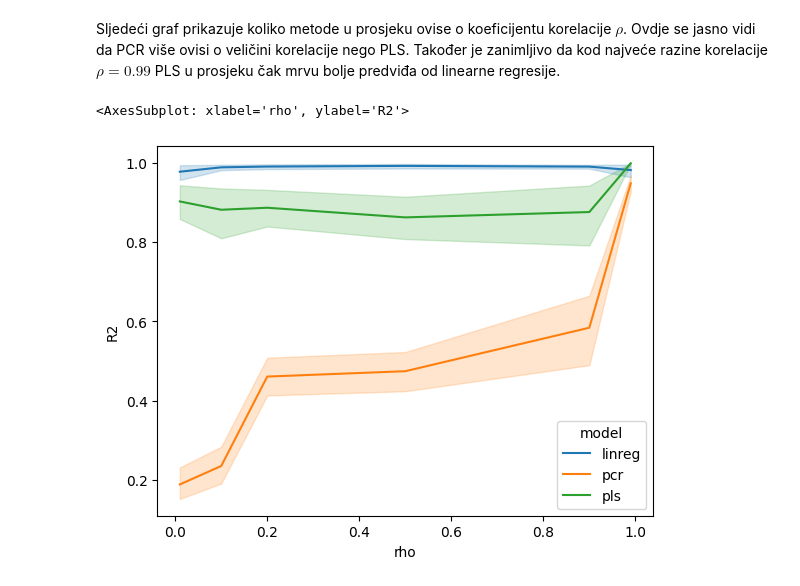
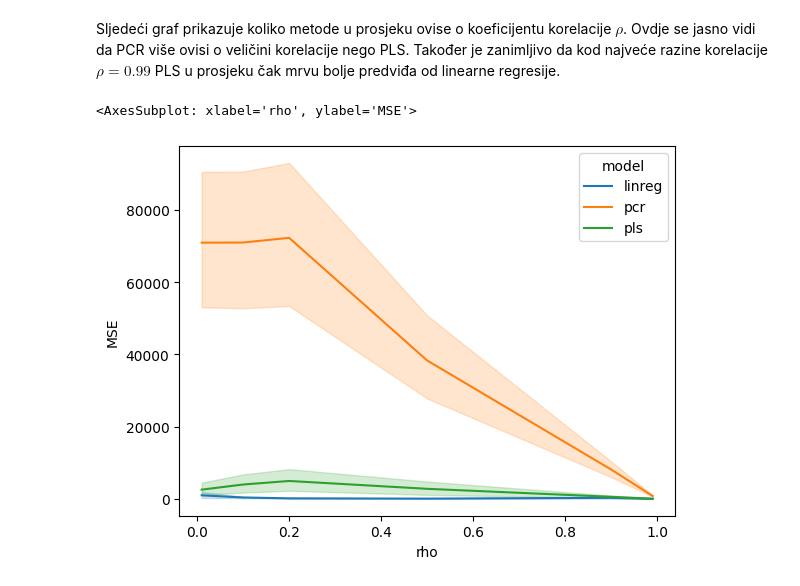
Before and after one commit to ninjas77/PLS, a Jupyter notebook: experiment_analysis.ipynb, the cells around one changed output. Drawn from its saved outputs; the diff is of its cells as text; code cells hidden in the pictures.

```diff
--- a/experiment_analysis.ipynb
+++ b/experiment_analysis.ipynb
@@ -7,6 +7,6 @@ from matplotlib import pyplot as plt
 # %% [markdown]
 Prvo čitamo tablicu s podacima o rezultatima naših modelima.
 # %%
-df = pd.read_csv('scores.csv')
+df = pd.read_csv('scores2.csv')
 df.head()
 # %% [output]
@@ -21,4 +18,0 @@ Za potrebe crtanja grafova pivotirat ćemo tablicu tako da su imena modela vrije
-# %%
-df = pd.read_csv('scores.csv')
-df = df.melt(['train_sample_size', 'N', 'n_components', 'rho'], var_name='model', value_name='R2')
-df.head()
@@ -79,7 +70,7 @@ Među gornjim grafovima je zanimljivo uočiti kako je u slučaju najviše korela
 # %% [markdown]
 Sljedeći graf prikazuje koliko metode u prosjeku ovise o koeficijentu korelacije $\rho$. Ovdje se jasno vidi da PCR više ovisi o veličini korelacije nego PLS. Također je zanimljivo da kod najveće razine korelacije $\rho = 0.99$ PLS u prosjeku čak mrvu bolje predviđa od linearne regresije.
 # %%
-sns.lineplot(x='rho', y='R2', data = df, hue='model')
+sns.lineplot(x='rho', y='MSE', data = df, hue='model')
 # %% [output]
-<AxesSubplot: xlabel='rho', ylabel='R2'>
+<AxesSubplot: xlabel='rho', ylabel='MSE'>
-[figure, old version]
+[figure, new version]
```
Also changed, not shown: parts of 7 cells of this notebook, 4 other files.
